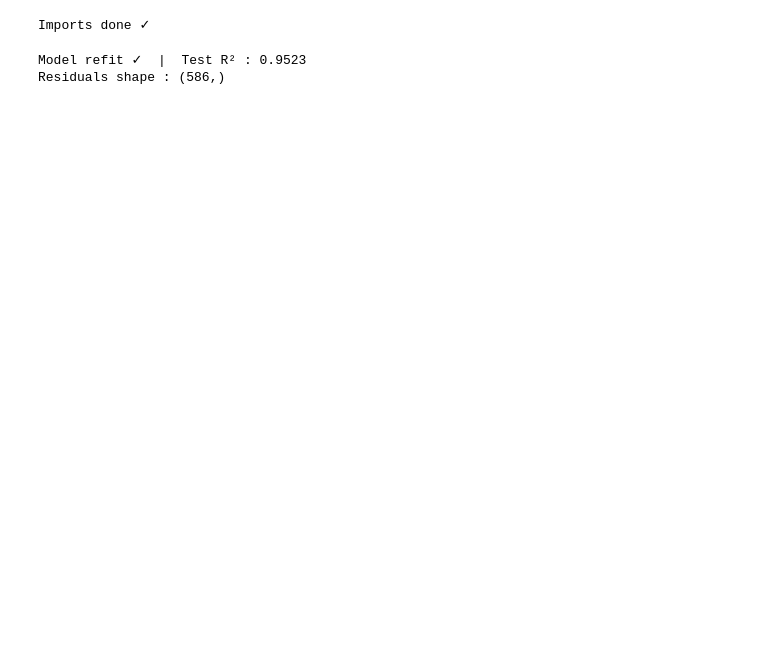
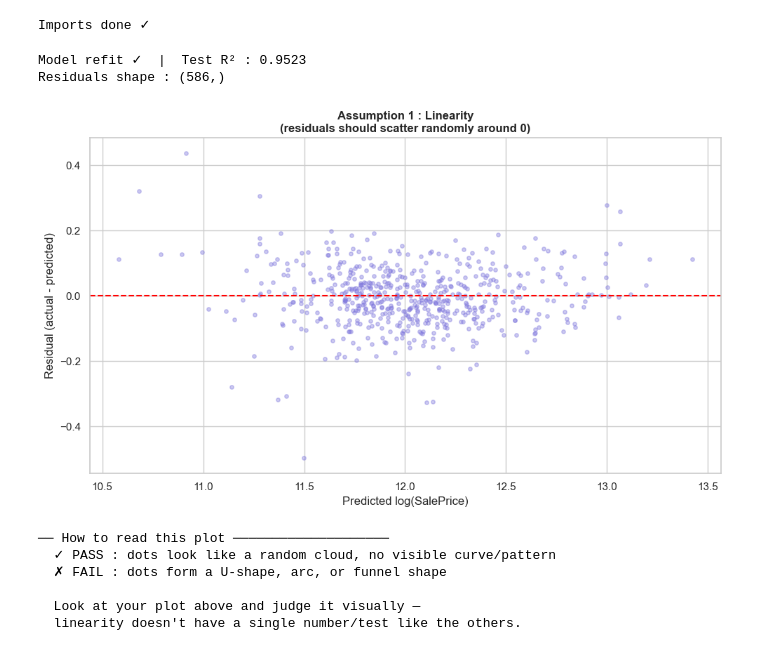
Before and after one commit to feroz-crash/house-price-prediction, a Jupyter notebook: notebooks/06_assumption_testing.ipynb, the cells around one changed output. Drawn from its saved outputs; the diff is of its cells as text; code cells hidden in the pictures; blank space fills up the shorter version.

Commit message:
assumption testing

```diff
--- a/notebooks/06_assumption_testing.ipynb
+++ b/notebooks/06_assumption_testing.ipynb
@@ -61,3 +61,38 @@ print(f"Residuals shape : {residuals.shape}")
 # %% [output]
 Model refit ✓  |  Test R² : 0.9523
 Residuals shape : (586,)
+# %%
+#  What it means: the relationship between X and y should be
+#  a straight line, not curved.
+#
+#  How we check: plot residuals vs predicted values.
+#  → GOOD  : dots scattered randomly around the horizontal 0 line
+#  → BAD   : dots form a curve (U-shape, arc, funnel) → relationship
+#            is not actually linear, model is missing something
+# ────────────────────────────────────────────────────────────────
+
+plt.figure(figsize=(10, 6))
+plt.scatter(y_pred, residuals, alpha=0.4, color='#7F77DD', s=15)
+plt.axhline(0, color='red', linewidth=1.5, linestyle='--')
+plt.xlabel('Predicted log(SalePrice)')
+plt.ylabel('Residual (actual - predicted)')
+plt.title('Assumption 1 : Linearity\n(residuals should scatter randomly around 0)',
+          fontsize=12, fontweight='bold')
+plt.tight_layout()
+plt.savefig(r'C:\git\machine learning\house-price-prediction\reports\figures\16_linearity.png',
+            dpi=150, bbox_inches='tight')
+plt.show()
+
+print("── How to read this plot ────────────────────")
+print("  ✓ PASS : dots look like a random cloud, no visible curve/pattern")
+print("  ✗ FAIL : dots form a U-shape, arc, or funnel shape")
+print("\n  Look at your plot above and judge it visually —")
+print("  linearity doesn't have a single number/test like the others.")
+# %% [output]
+[figure, added]
+── How to read this plot ────────────────────
+  ✓ PASS : dots look like a random cloud, no visible curve/pattern
+  ✗ FAIL : dots form a U-shape, arc, or funnel shape
+
+  Look at your plot above and judge it visually —
+  linearity doesn't have a single number/test like the others.
```
Also changed, not shown: parts of 5 cells of this notebook, 3 other files.
